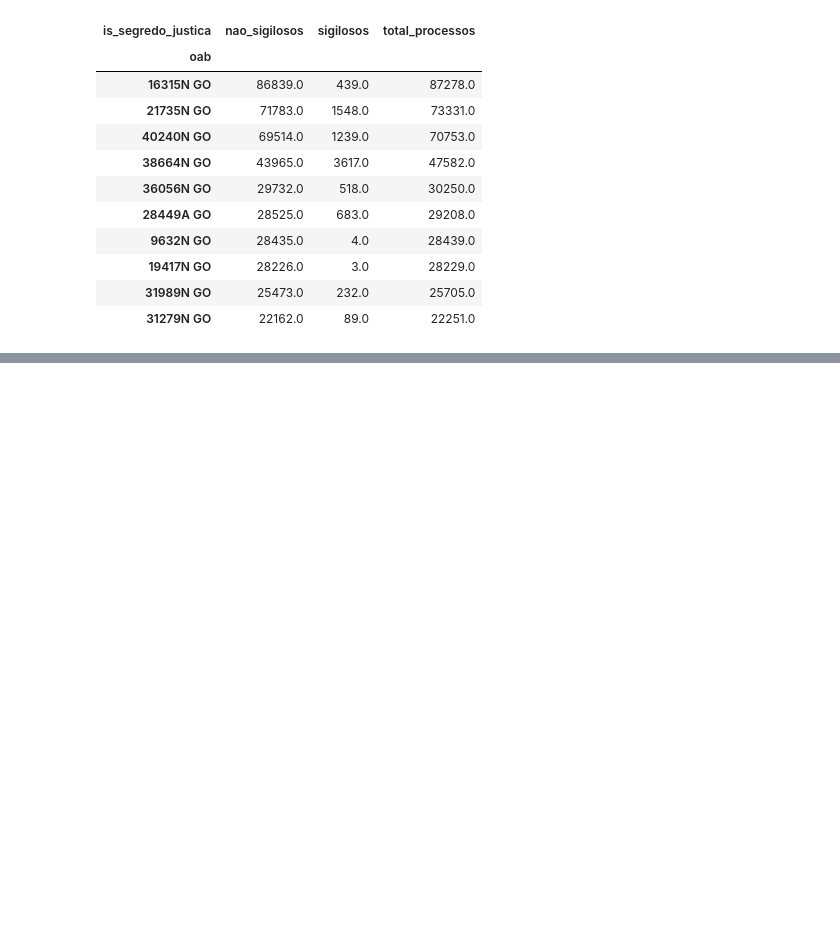
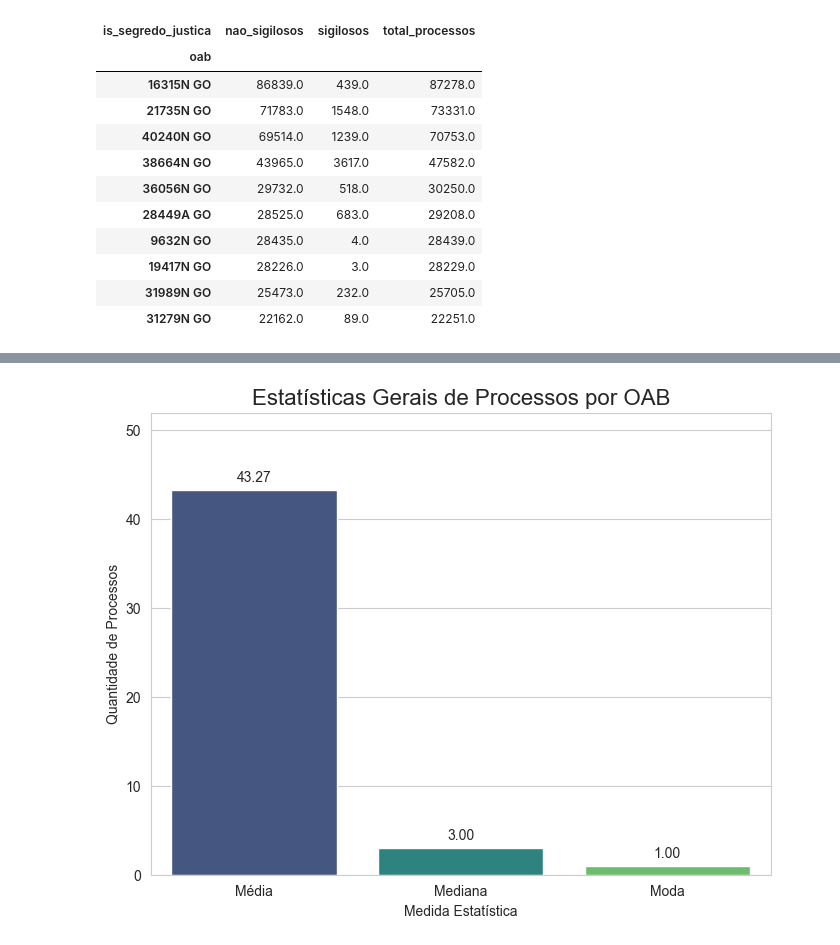
Before and after one commit to dvjuliocesar/TrabalhoFinal_DS_TxCresc, a Jupyter notebook: analise.ipynb, the cells around one changed output, grey strips where cells are left out. Cells and saved outputs as stored; diff of their text form; code cells hidden in the pictures; blank space fills up the shorter version.

```diff
--- a/analise.ipynb
+++ b/analise.ipynb
@@ -211,0 +288,93 @@ display(df_pivot_sorted.head(10))
+# %%
+# 5) Visualização Gráfica das Estatísticas
+# Configurar um estilo estético para os gráficos
+sns.set_style("whitegrid")
+sns.set_palette("viridis")
+
+print("\n" + "="*100)
+print("=== VISUALIZAÇÃO GRÁFICA DAS ESTATÍSTICAS ===")
+print("="*100 + "\n")
+
+# --- 5.1) Gráfico para Análise Geral ---
+
+# Preparar os dados para o gráfico
+dados_geral = {
+    'Métrica': ['Média', 'Mediana', 'Moda'],
+    'Valor': [media_geral, mediana_geral, moda_geral.iloc[0] if not moda_geral.empty else 0]
+}
+df_plot_geral = pd.DataFrame(dados_geral)
+
+# Criar o gráfico
+plt.figure(figsize=(8, 6)) # Define o tamanho da figura
+ax_geral = sns.barplot(x='Métrica', y='Valor', data=df_plot_geral, palette='viridis')
+
+# Adicionar o valor exato no topo de cada coluna
+for p in ax_geral.patches:
+    ax_geral.annotate(f'{p.get_height():.2f}',
+                   (p.get_x() + p.get_width() / 2., p.get_height()),
+                   ha = 'center', va = 'center',
+                   xytext = (0, 9),
+                   textcoords = 'offset points')
+
+plt.title('Estatísticas Gerais de Processos por OAB', fontsize=16)
+plt.ylabel('Quantidade de Processos')
+plt.xlabel('Medida Estatística')
+plt.ylim(0, media_geral * 1.2) # Ajustar o limite do eixo Y para melhor visualização
+plt.show()
+
+
+# --- 5.2) Gráfico para Processos NÃO SIGILOSOS ---
+
+# Preparar os dados para o gráfico
+dados_nao_sigilosos = {
+    'Métrica': ['Média', 'Mediana', 'Moda'],
+    'Valor': [media_nao_sigilosos, mediana_nao_sigilosos, moda_nao_sigilosos.iloc[0] if not moda_nao_sigilosos.empty else 0]
+}
+df_plot_nao_sigilosos = pd.DataFrame(dados_nao_sigilosos)
+
+# Criar o gráfico
+plt.figure(figsize=(8, 6))
+ax_nao_sigiloso = sns.barplot(x='Métrica', y='Valor', data=df_plot_nao_sigilosos, palette='plasma')
+
+# Adicionar o valor exato no topo de cada coluna
+for p in ax_nao_sigiloso.patches:
+    ax_nao_sigiloso.annotate(f'{p.get_height():.2f}',
+                           (p.get_x() + p.get_width() / 2., p.get_height()),
+                           ha = 'center', va = 'center',
+                           xytext = (0, 9),
+                           textcoords = 'offset points')
+
+plt.title('Estatísticas de Processos NÃO SIGILOSOS por OAB', fontsize=16)
+plt.ylabel('Quantidade de Processos')
+plt.xlabel('Medida Estatística')
+plt.ylim(0, media_nao_sigilosos * 1.2)
+plt.show()
+
+
+# --- 5.3) Gráfico para Processos SIGILOSOS ---
+
+# Preparar os dados para o gráfico
+dados_sigilosos = {
+    'Métrica': ['Média', 'Mediana', 'Moda'],
+    'Valor': [media_sigilosos, mediana_sigilosos, moda_sigilosos.iloc[0] if not moda_sigilosos.empty else 0]
+}
+df_plot_sigilosos = pd.DataFrame(dados_sigilosos)
+
+# Criar o gráfico
+plt.figure(figsize=(8, 6))
+ax_sigiloso = sns.barplot(x='Métrica', y='Valor', data=df_plot_sigilosos, palette='cividis')
+
+# Adicionar o valor exato no topo de cada coluna
+for p in ax_sigiloso.patches:
+    ax_sigiloso.annotate(f'{p.get_height():.2f}',
+                       (p.get_x() + p.get_width() / 2., p.get_height()),
+                       ha = 'center', va = 'center',
+                       xytext = (0, 9),
+                       textcoords = 'offset points')
+
+plt.title('Estatísticas de Processos SIGILOSOS por OAB', fontsize=16)
+plt.ylabel('Quantidade de Processos')
+plt.xlabel('Medida Estatística')
+plt.ylim(0, media_sigilosos * 1.3) # Um pouco mais de espaço para o rótulo
+plt.show()
+# %% [output]
@@ -211,0 +387 @@ display(df_pivot_sorted.head(10))
+[figure, added]
```
Also changed, not shown: parts of 2 cells of this notebook.
